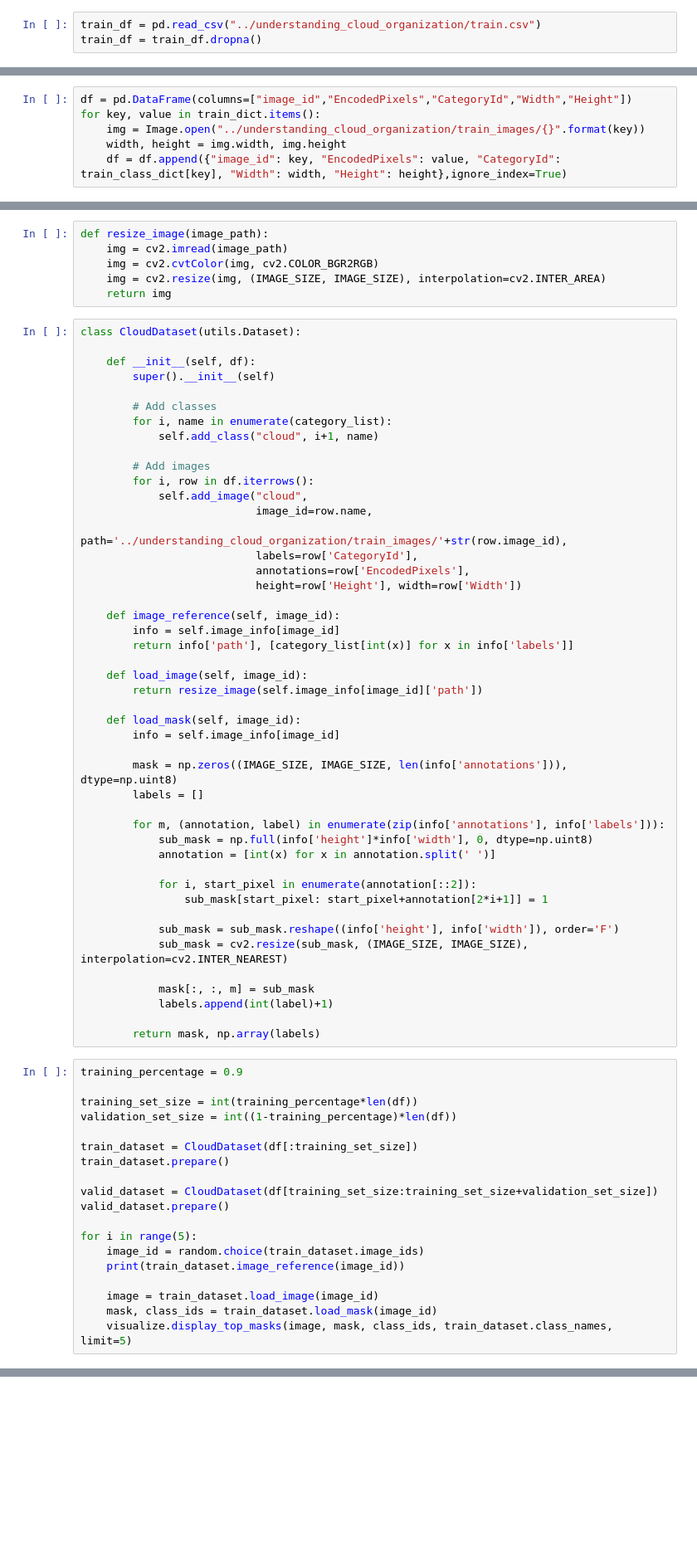
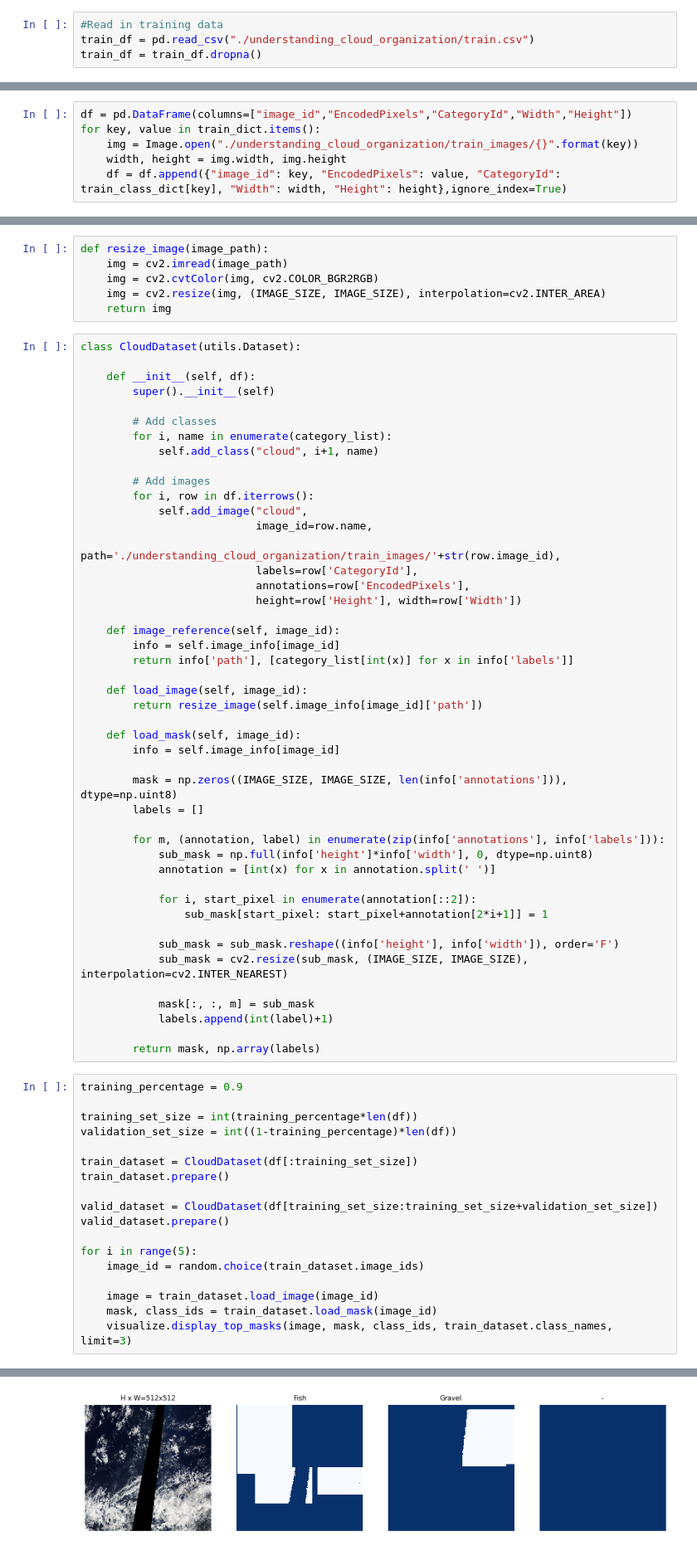
Before and after one commit to pjain310/DDL_Project, a Jupyter notebook: preprocess.ipynb, the cells around one changed output, grey strips where cells are left out. Shown at 83% size. Drawn from its saved outputs; the diff is of its cells as text; blank space fills up the shorter version.

```diff
--- a/preprocess.ipynb
+++ b/preprocess.ipynb
@@ -41,6 +42,7 @@ from sklearn.model_selection import train_test_split
 # %% [output]
 Using TensorFlow backend.
 # %%
-train_df = pd.read_csv("../understanding_cloud_organization/train.csv")
+#Read in training data
+train_df = pd.read_csv("./understanding_cloud_organization/train.csv")
 train_df = train_df.dropna()
 # %%
@@ -61,7 +64,7 @@ for idx, row in train_df.iterrows():
 # %%
 df = pd.DataFrame(columns=["image_id","EncodedPixels","CategoryId","Width","Height"])
 for key, value in train_dict.items():
-    img = Image.open("../understanding_cloud_organization/train_images/{}".format(key))
+    img = Image.open("./understanding_cloud_organization/train_images/{}".format(key))
     width, height = img.width, img.height
     df = df.append({"image_id": key, "EncodedPixels": value, "CategoryId": train_class_dict[key], "Width": width, "Height": height},ignore_index=True)
 # %%
@@ -155,7 +166,7 @@ class CloudDataset(utils.Dataset):
         for i, row in df.iterrows():
             self.add_image("cloud",
                            image_id=row.name,
-                           path='../understanding_cloud_organization/train_images/'+str(row.image_id),
+                           path='./understanding_cloud_organization/train_images/'+str(row.image_id),
                            labels=row['CategoryId'],
                            annotations=row['EncodedPixels'],
                            height=row['Height'], width=row['Width'])
@@ -201,9 +212,8 @@ valid_dataset.prepare()
 
 for i in range(5):
     image_id = random.choice(train_dataset.image_ids)
-    print(train_dataset.image_reference(image_id))
 
     image = train_dataset.load_image(image_id)
     mask, class_ids = train_dataset.load_mask(image_id)
-    visualize.display_top_masks(image, mask, class_ids, train_dataset.class_names, limit=5)
+    visualize.display_top_masks(image, mask, class_ids, train_dataset.class_names, limit=3)
 # %% [output]
@@ -211,0 +220 @@ error: OpenCV(4.1.1) /Users/travis/build/skvark/opencv-python/opencv/modules/img
+[figure, added]
```
Also changed, not shown: parts of 17 cells of this notebook, 1 other file.
